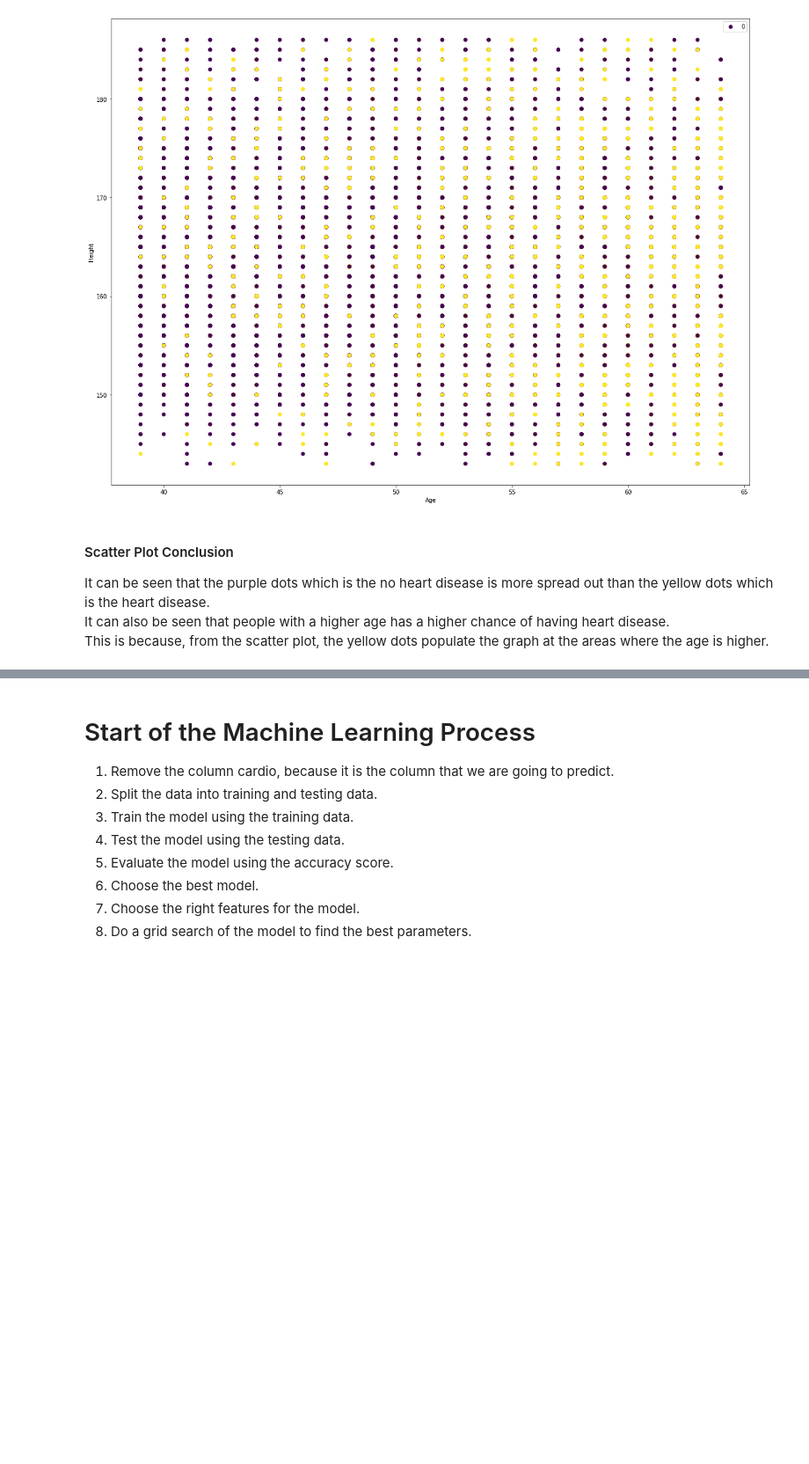
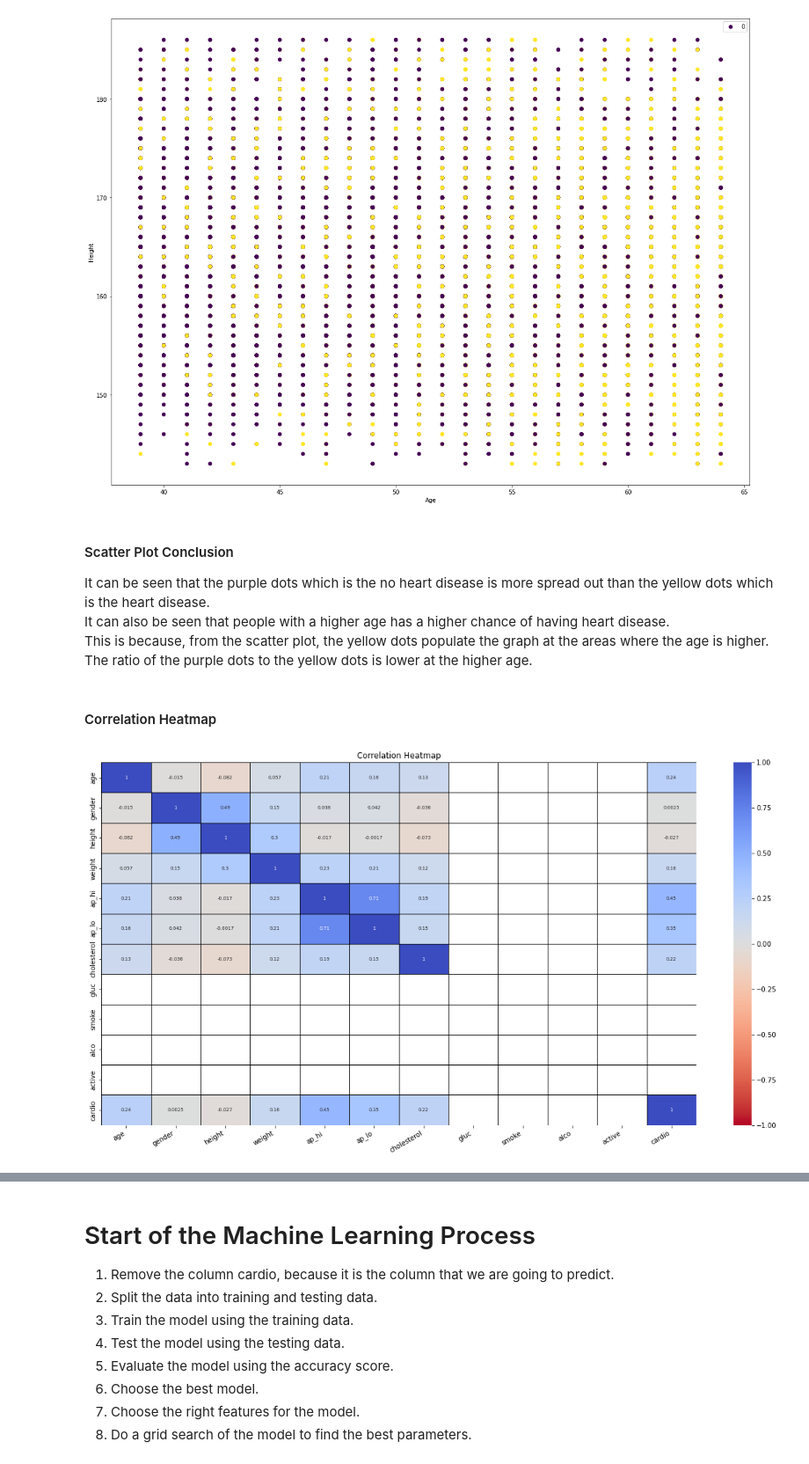
Before and after one commit to JIAWEI68/sch-work-jupiter, a Jupyter notebook: Project/Assignment.ipynb, the cells around one changed output, grey strips where cells are left out. Shown at 88% size. Saved outputs shown, nothing was run; the diff lists cells and outputs as text; code cells hidden in the pictures; blank space fills up the shorter version.

```diff
--- a/Project/Assignment.ipynb
+++ b/Project/Assignment.ipynb
@@ -296,4 +328,18 @@ plt.show()
 #### Scatter Plot Conclusion
 It can be seen that the purple dots which is the no heart disease is more spread out than the yellow dots which is the heart disease.\
 It can also be seen that people with a higher age has a higher chance of having heart disease.\
-This is because, from the scatter plot, the yellow dots populate the graph at the areas where the age is higher.
+This is because, from the scatter plot, the yellow dots populate the graph at the areas where the age is higher.\
+The ratio of the purple dots to the yellow dots is lower at the higher age.
+# %% [markdown]
+#### Correlation Heatmap
+# %%
+fig = plt.figure(figsize=(20,10))
+ax = sns.heatmap(data.select_dtypes(include=['int64','float64', 'int']).corr(), annot = True, fmt='.2g',
+    vmin=-1, vmax=1, center= 0, cmap= 'coolwarm_r', linecolor='black', linewidth=1, annot_kws={"size": 7})
+
+plt.xticks(rotation=30, ha='right')
+plt.title('Correlation Heatmap')
+
+plt.show()
+# %% [output]
+[figure, added]
```
Also changed, not shown: parts of 55 cells of this notebook, 3 other files.
